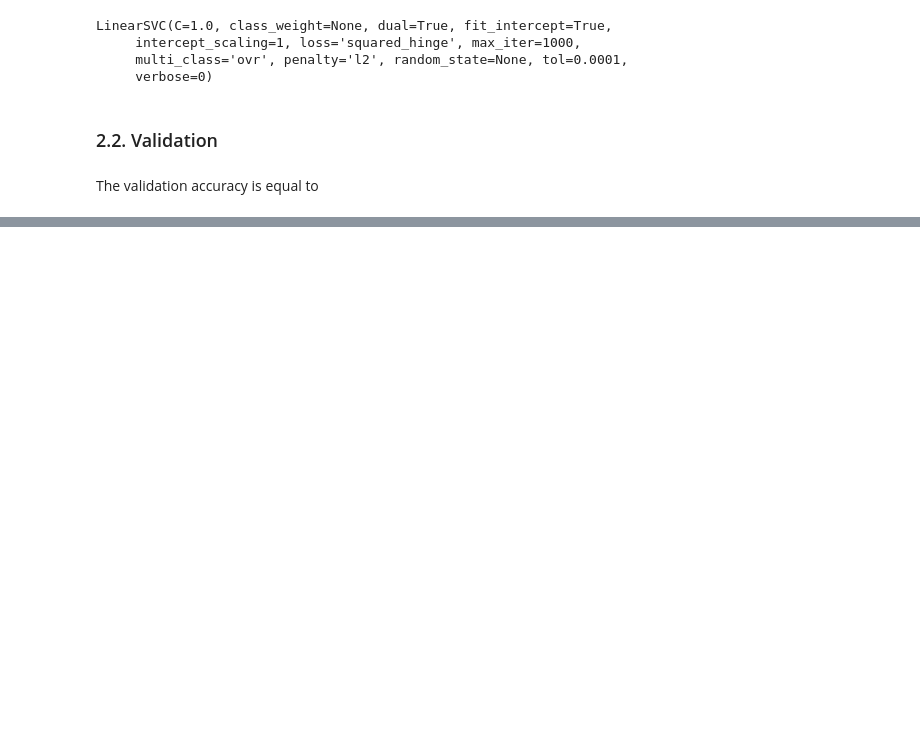
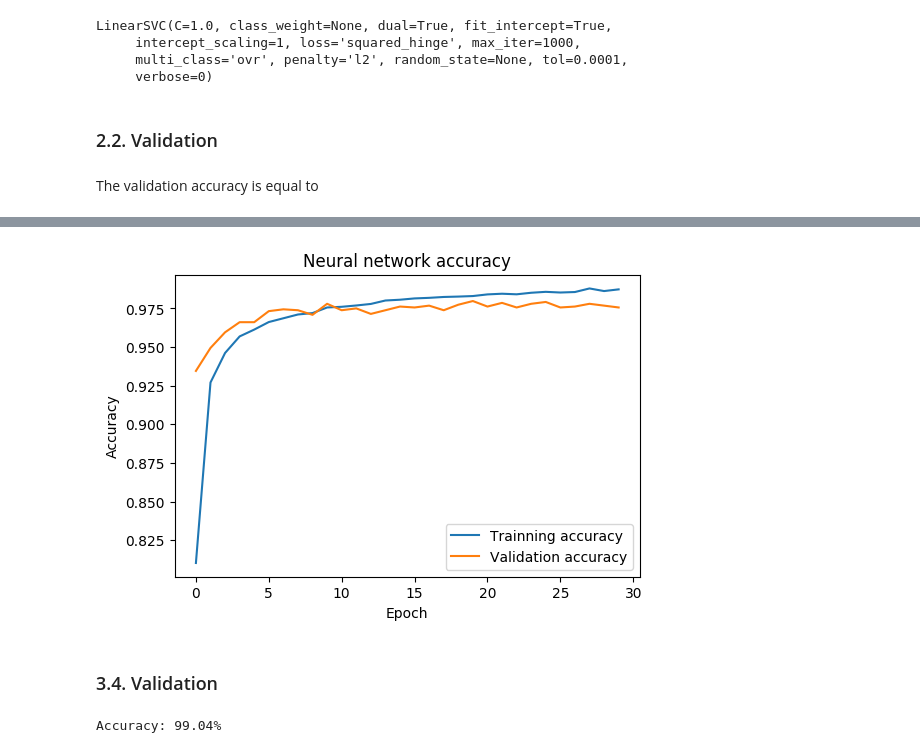
Before and after one commit to krzysztofarendt/kaggle-mnist, a Jupyter notebook: handwriting.ipynb, the cells around one changed output, grey strips where cells are left out. Drawn from its saved outputs; the diff is of its cells as text; code cells hidden in the pictures; blank space fills up the shorter version.

```diff
--- a/handwriting.ipynb
+++ b/handwriting.ipynb
@@ -123,0 +141,10 @@ for sample in np.random.randint(0, Xvld.shape[0], 5):
+# %%
+model = Sequential()
+model.add(Dense(128, activation='relu', input_dim=784))
+model.add(Dropout(0.15))
+model.add(Dense(64, activation='relu'))
+model.add(Dropout(0.15))
+model.add(Dense(32, activation='relu'))
+model.add(Dropout(0.15))
+model.add(Dense(16, activation='relu'))
+model.add(Dense(10, activation='softmax'))
@@ -124 +166,13 @@ for sample in np.random.randint(0, Xvld.shape[0], 5):
+# %%
+# Prepare training data
+sample = train.sample(frac=0.8)
+x_train = sample.drop('label', axis=1).values
+y_train = sample['label'].values
+y_train = keras.utils.to_categorical(y_train, num_classes=10)
+
+# Prepare test data
+test = train.loc[[x for x in train.index if x not in sample.index]]
+x_test = test.drop('label', axis=1).values
+y_test = test['label'].values
+y_test = keras.utils.to_categorical(y_test, num_classes=10)
 # %% [markdown]
@@ -129,0 +180,7 @@ pass
+# %%
+# Train ANN
+model.compile(optimizer='rmsprop',
+              loss='categorical_crossentropy',
+              metrics=['accuracy'])
+
+history = model.fit(x_train, y_train, epochs=30, batch_size=50, validation_split=0.05)
@@ -129,0 +205,13 @@ pass
+# %%
+plt.plot(history.history['acc'], label='Trainning accuracy');
+plt.plot(history.history['val_acc'], label='Validation accuracy')
+plt.legend()
+plt.title('Neural network accuracy')
+plt.xlabel('Epoch')
+plt.ylabel('Accuracy')
+fig = plt.gcf()
+fig.set_dpi(100)
+# %% [output]
+[figure, added]
+# %% [markdown]
+### 3.4. Validation
@@ -129,0 +220,11 @@ pass
+# %%
+# Calculate accuracy
+nnpred = np.argmax(nnres, axis=1)
+nnacc = 0.
+for i in range(nnpred.size):
+    if nnpred[i] == Yvld[i]:
+        nnacc += 1
+nnacc /= Yvld.size
+print('Accuracy: {:.2f}%'.format(nnacc * 100.))
+# %% [output]
+Accuracy: 99.04%
```
Also changed, not shown: parts of 26 cells of this notebook, 1 other file.
